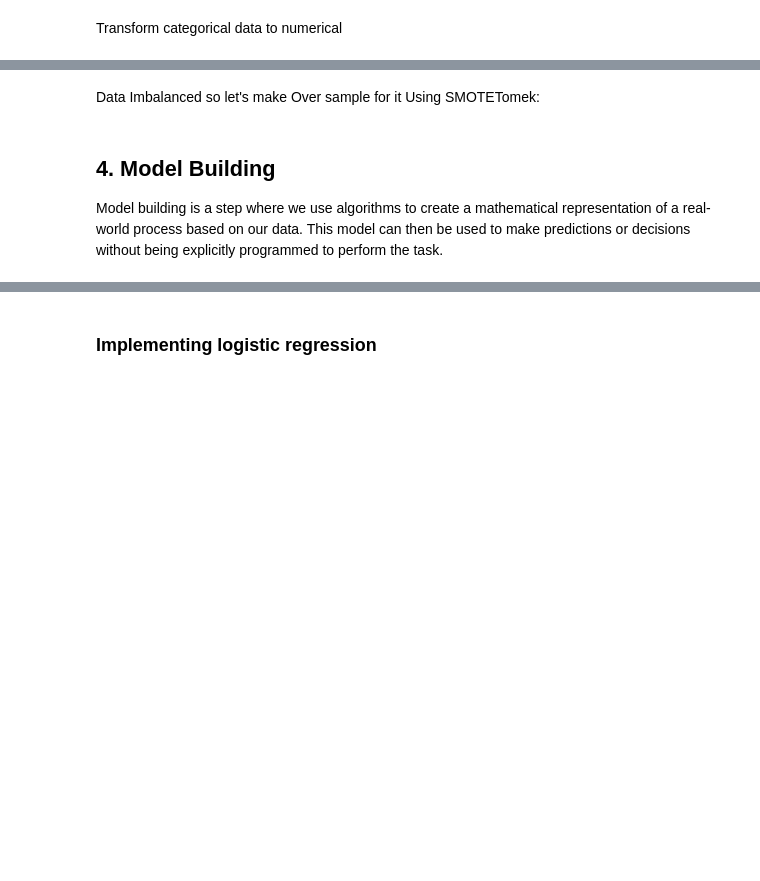
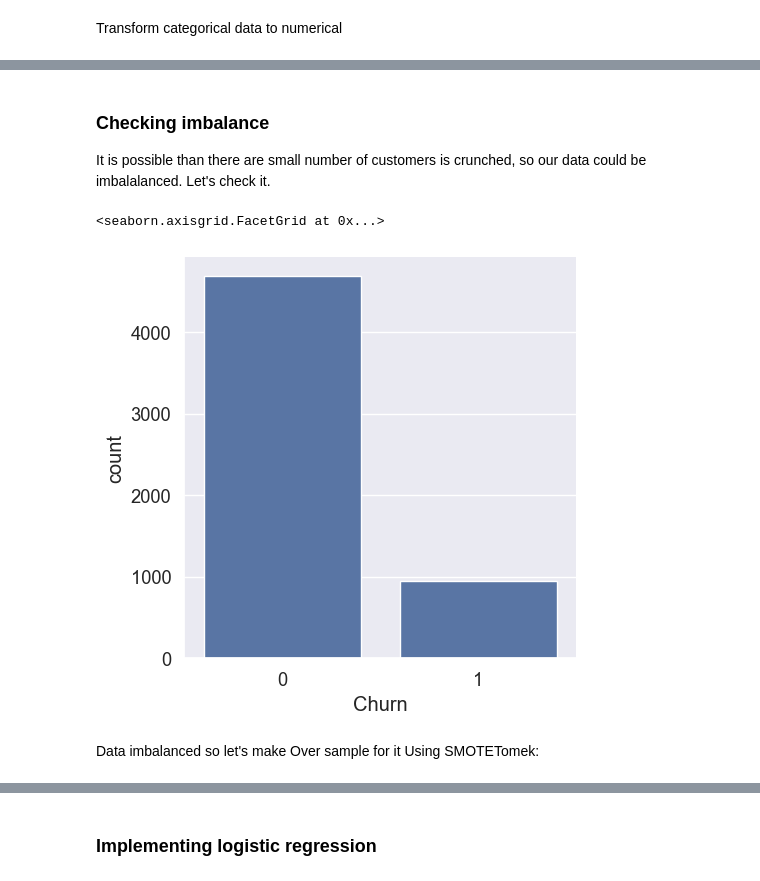
Before and after one commit to maria-snarava/portfolio-ml, a Jupyter notebook: CustomerChurnPrediction.ipynb, the cells around one changed output, grey strips where cells are left out. Cells and saved outputs as stored; diff of their text form; code cells hidden in the pictures; blank space fills up the shorter version.

```diff
--- a/CustomerChurnPrediction.ipynb
+++ b/CustomerChurnPrediction.ipynb
@@ -103,3 +85,7 @@ data/ECommerceDataset.xlsx
+# %%
+import pandas as pd
+
+df = pandas.read_excel('data/ECommerceDataset.xlsx', sheet_name='E Comm')
 # %% [markdown]
 ### Data Variable Description
 | Column Name | Description |
@@ -208,4 +179,0 @@ All Missing values less than 6% so we can impute them
-# %%
-for i in df.columns:
-    if df[i].isnull().sum() > 0:
-        df[i].fillna(df[i].median(),inplace=True)
@@ -262,18 +188,2 @@ df['DaySinceLastOrder_2'] = df['DaySinceLastOrder'] * df['DaySinceLastOrder']
 # %% [markdown]
 Transform categorical data to numerical
-# %%
-# Transform categorical data to numerical
-#Using label encoder for categorical variables
-from sklearn import preprocessing
-le = preprocessing.LabelEncoder()
-
-df['PreferredLoginDevice'] = le.fit_transform(df['PreferredLoginDevice'])
-df['PreferredPaymentMode'] = le.fit_transform(df['PreferredPaymentMode'])
-df['Gender'] = le.fit_transform(df['Gender'])
-df['PreferedOrderCat'] = le.fit_transform(df['PreferedOrderCat'])
-df['MaritalStatus'] = le.fit_transform(df['MaritalStatus'])
-
-# It's possible to drop categorical data
-#for col in df.columns:
-#    if df[col].dtype == object:
-        #df = df.drop(col, axis=1)
@@ -316,5 +189,0 @@ It's possible drop values with correlation near zero:
-# %%
-for col, val in churn_corr_vector.items():
-    if val >= -0.01 and val <= 0.01:
-        df = df.drop(col, axis=1)
-df.shape[1]
@@ -381,2 +198,10 @@ fig.show()
+# %% [markdown]
+  ### Checking imbalance
+  It is possible than there are small number of customers is crunched, so our data could be imbalalanced. Let's check it.
+# %%
+sns.catplot(x='Churn', kind='count', data=df)
+# %% [output]
+<seaborn.axisgrid.FacetGrid at 0x...>
+[figure, added]
 # %% [markdown]
-Data Imbalanced so let's make Over sample for it Using SMOTETomek:
+Data imbalanced so let's make Over sample for it Using SMOTETomek:
@@ -392,4 +207,0 @@ x_over , y_over = smt.fit_resample(X , Y)
-# %% [markdown]
-## **4. Model Building**
-
-Model building is a step where we use algorithms to create a mathematical representation of a real-world process based on our data. This model can then be used to make predictions or decisions without being explicitly programmed to perform the task.
```
Also changed, not shown: parts of 59 cells of this notebook.
